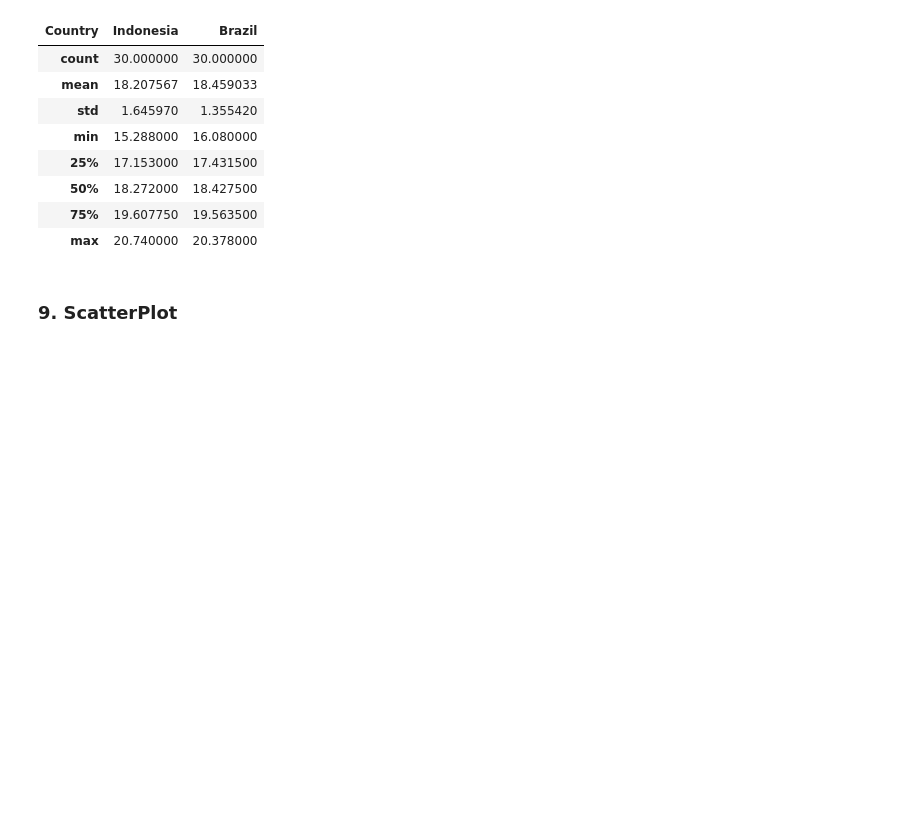
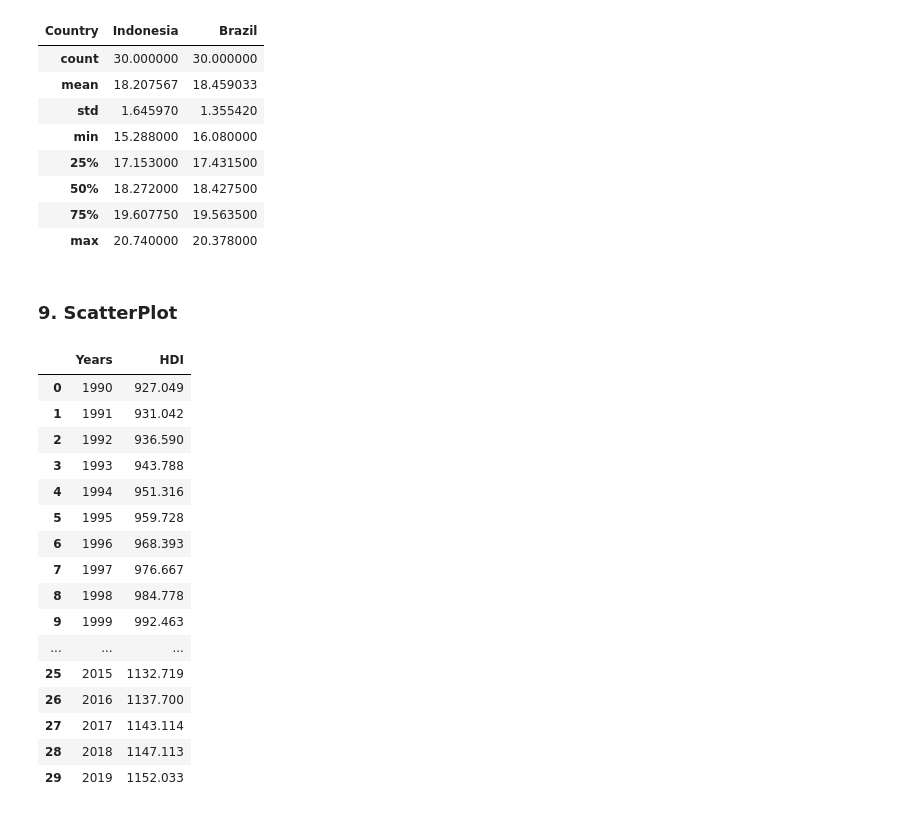
Before and after one commit to AbdulHafidh-AI/ProyekVisdat, a Jupyter notebook: HumanDevelopmentIndex.ipynb, the cells around one changed output. Drawn from its saved outputs; the diff is of its cells as text; code cells hidden in the pictures; blank space fills up the shorter version.

```diff
--- a/HumanDevelopmentIndex.ipynb
+++ b/HumanDevelopmentIndex.ipynb
@@ -664,3 +664,27 @@ IndBrzBoxPlot.describe()
 | max | 20.740000 | 20.378000 |
 # %% [markdown]
 ### 9. ScatterPlot
+# %%
+dataSP = sampleNational.groupby('Country', axis=0).sum()
+scatPlot = pd.DataFrame(dataSP[years].sum(axis=0))
+scatPlot.reset_index(inplace=True)
+scatPlot.columns = ('Years', 'HDI')
+scatPlot
+# %% [output]
+|  | Years | HDI |
+| 0 | 1990 | 927.049 |
+| 1 | 1991 | 931.042 |
+| 2 | 1992 | 936.590 |
+| 3 | 1993 | 943.788 |
+| 4 | 1994 | 951.316 |
+| 5 | 1995 | 959.728 |
+| 6 | 1996 | 968.393 |
+| 7 | 1997 | 976.667 |
+| 8 | 1998 | 984.778 |
+| 9 | 1999 | 992.463 |
+| ... | ... | ... |
+| 25 | 2015 | 1132.719 |
+| 26 | 2016 | 1137.700 |
+| 27 | 2017 | 1143.114 |
+| 28 | 2018 | 1147.113 |
+| 29 | 2019 | 1152.033 |
```
Also changed, not shown: parts of 1 cell of this notebook.
